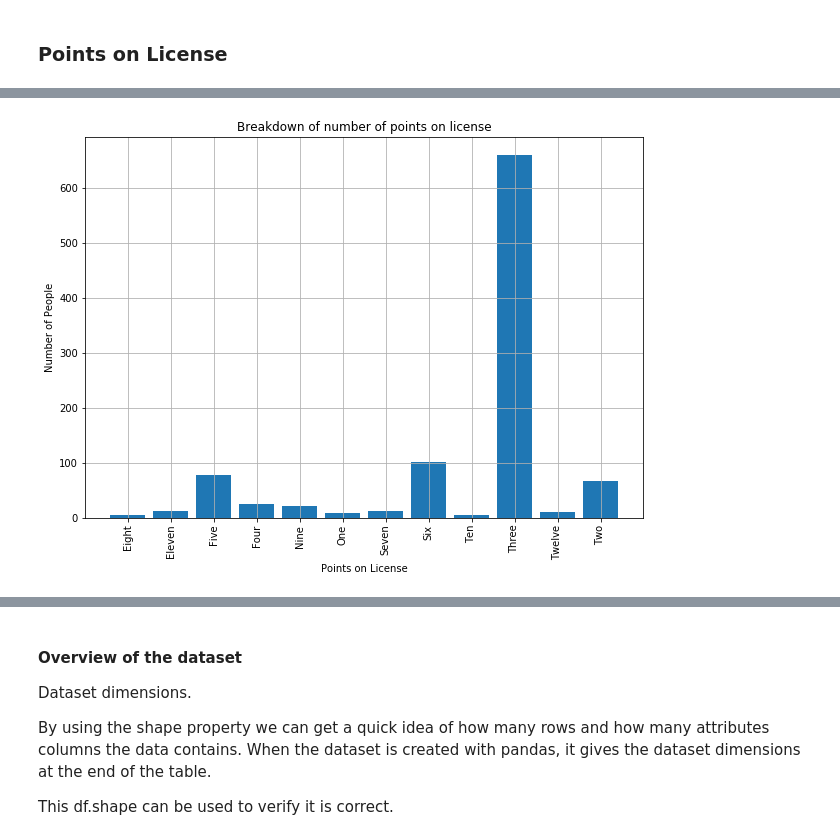
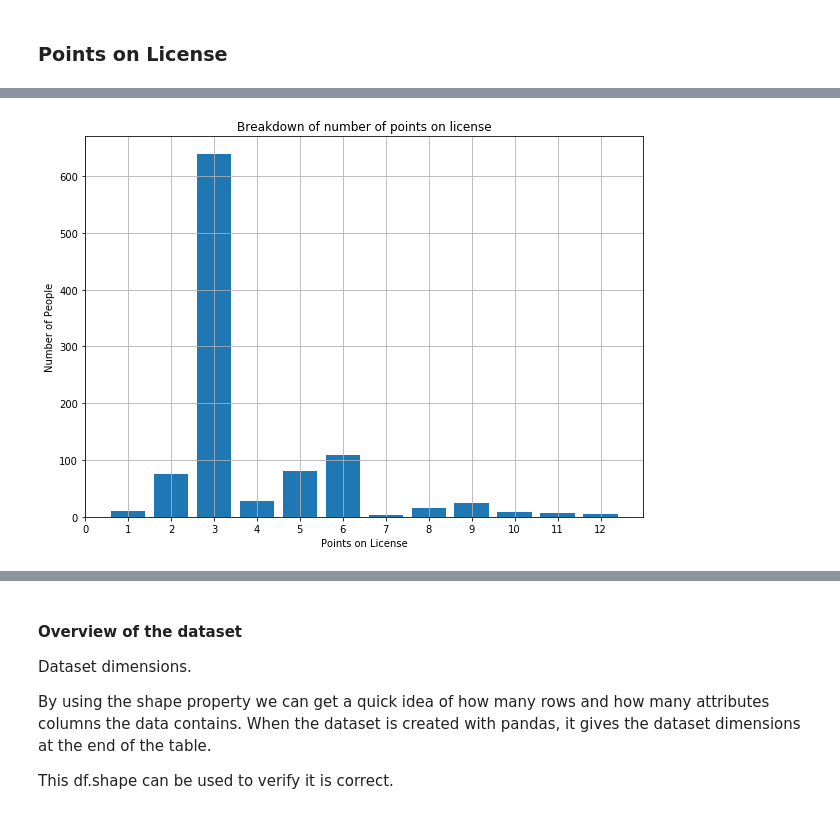
Before and after one commit to kevindooley/Simulated-Dataset, a Jupyter notebook: Simulation of Dataset.ipynb, the cells around one changed output, grey strips where cells are left out. Drawn from its saved outputs; the diff is of its cells as text; code cells hidden in the pictures.

```diff
--- a/Simulation of Dataset.ipynb
+++ b/Simulation of Dataset.ipynb
@@ -211,19 +211,17 @@ In 2018, a total of 798 people had 12 penalty points on their license meaning th
 
 There has been a significant increase in people losing their license from 2014 onwards. This is because in 2014, higher points were introduced for speeding, holding a phone and not wearing a seat belt. These three actions are among the highest reoccuring driving offences. In 2014, 251 drivers recieved a driving ban, that rose to 635 in 2016 and 798 in 2018. [(19. NUmber of Points of License)](https://www.irishtimes.com/life-and-style/motors/number-of-drivers-with-12-penalty-points-doubles-1.3011405)
 # %%
-#np.arange - choose number from 1 to 4 (higher number exclusive)
 #np.random.choice allows size of dataset and determine probability of each number in a
-points = (["One", "Two", "Three", "Four", "Five", "Six", "Seven", "Eight", "Nine", "Ten", "Eleven", "Twelve"])
-total_points = np.random.choice(points, size=1001, p=[0.01, 0.07, 0.65, 0.02, 0.08, 0.1, 0.01, 0.01, 0.02, 0.01, 0.01, 0.01])
+total_points = np.random.choice(np.arange(1, 13),  size=1001, p=[0.01, 0.07, 0.65, 0.02, 0.08, 0.1, 0.01, 0.01, 0.02, 0.01, 0.01, 0.01]).round(0)
 # %%
 plt.figure(figsize = (10, 7)) #plot size
 xlabel, number = np.unique(total_points, return_counts=True) # adopted from stackoverflow post (reference 14)
 plt.bar(xlabel, number, align="center") # bar chart, align xtick to centre of bar, adopted from stackoverflow post (reference 14)
-plt.xticks(points, ("One", "Two", "Three", "Four", "Five", "Six", "Seven", "Eight", "Nine", "Ten", "Eleven", "Twelve"), rotation="vertical") # set point labels, set labels to vertical for better presentation
+plt.xticks(np.arange(13)) # x axis goes in increments of 1. Adopted from reference 9
 plt.xlabel("Points on License") # x axis label
 plt.ylabel("Number of People") # y axis label
 plt.title("Breakdown of number of points on license")
 plt.grid() # gridlines
 plt.show() # display
 # %% [output]
-[figure, old version]
+[figure, new version]
```
Also changed, not shown: parts of 36 cells of this notebook.
